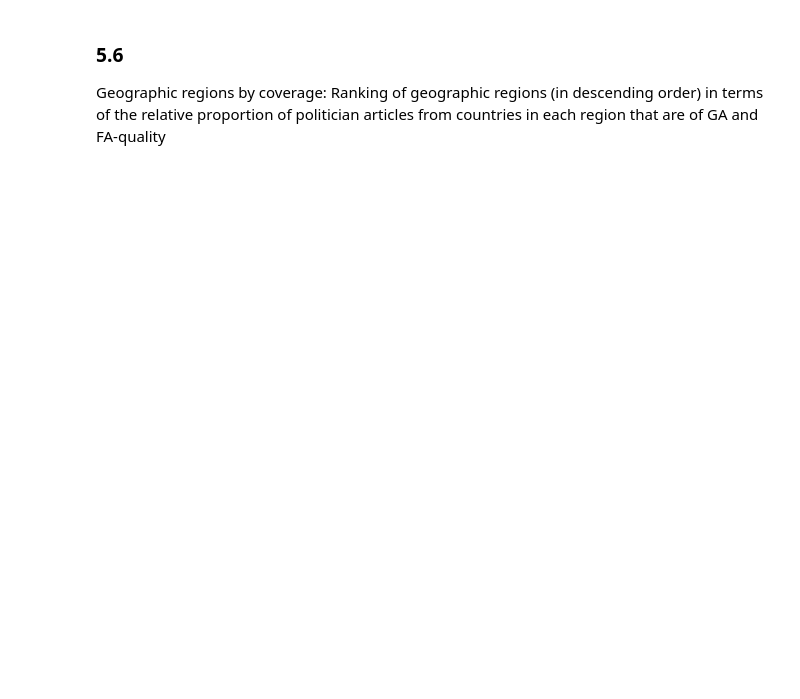
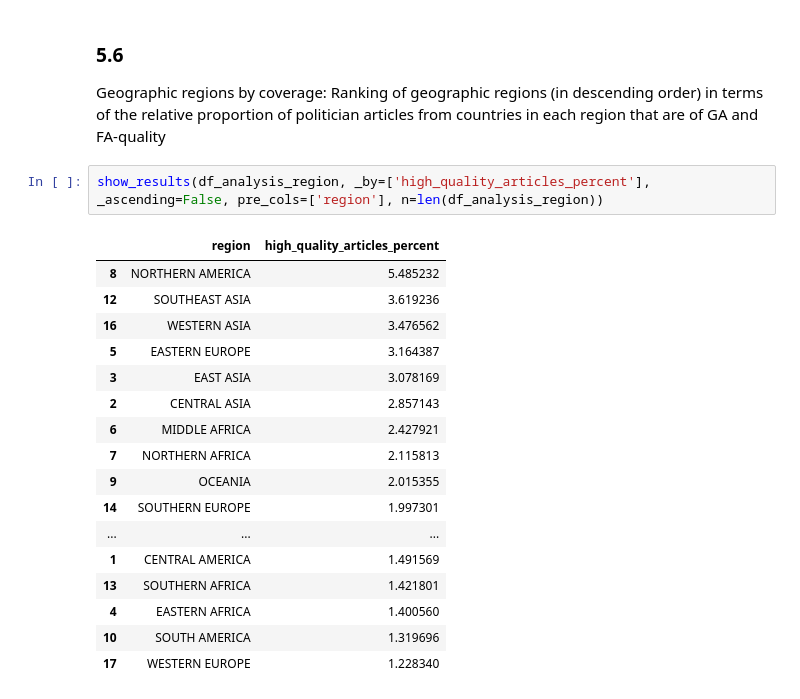
Before and after one commit to sharma-apoorv/data-512-a2, a Jupyter notebook: src/A2_Bias_In_Data.ipynb, the cells around one changed output. Cells and saved outputs as stored; diff of their text form; blank space fills up the shorter version.

```diff
--- a/src/A2_Bias_In_Data.ipynb
+++ b/src/A2_Bias_In_Data.ipynb
@@ -351,3 +496,23 @@ Geographic regions by coverage: Ranking of geographic regions (in descending ord
 # %% [markdown]
 ### 5.6
 Geographic regions by coverage: Ranking of geographic regions (in descending order) in terms of the relative proportion of politician articles from countries in each region that are of GA and FA-quality
+# %%
+show_results(df_analysis_region, _by=['high_quality_articles_percent'], _ascending=False, pre_cols=['region'], n=len(df_analysis_region))
+# %% [output]
+|  | region | high_quality_articles_percent |
+| 8 | NORTHERN AMERICA | 5.485232 |
+| 12 | SOUTHEAST ASIA | 3.619236 |
+| 16 | WESTERN ASIA | 3.476562 |
+| 5 | EASTERN EUROPE | 3.164387 |
+| 3 | EAST ASIA | 3.078169 |
+| 2 | CENTRAL ASIA | 2.857143 |
+| 6 | MIDDLE AFRICA | 2.427921 |
+| 7 | NORTHERN AFRICA | 2.115813 |
+| 9 | OCEANIA | 2.015355 |
+| 14 | SOUTHERN EUROPE | 1.997301 |
+| ... | ... | ... |
+| 1 | CENTRAL AMERICA | 1.491569 |
+| 13 | SOUTHERN AFRICA | 1.421801 |
+| 4 | EASTERN AFRICA | 1.400560 |
+| 10 | SOUTH AMERICA | 1.319696 |
+| 17 | WESTERN EUROPE | 1.228340 |
```
Also changed, not shown: parts of 34 cells of this notebook, 2 other files.
